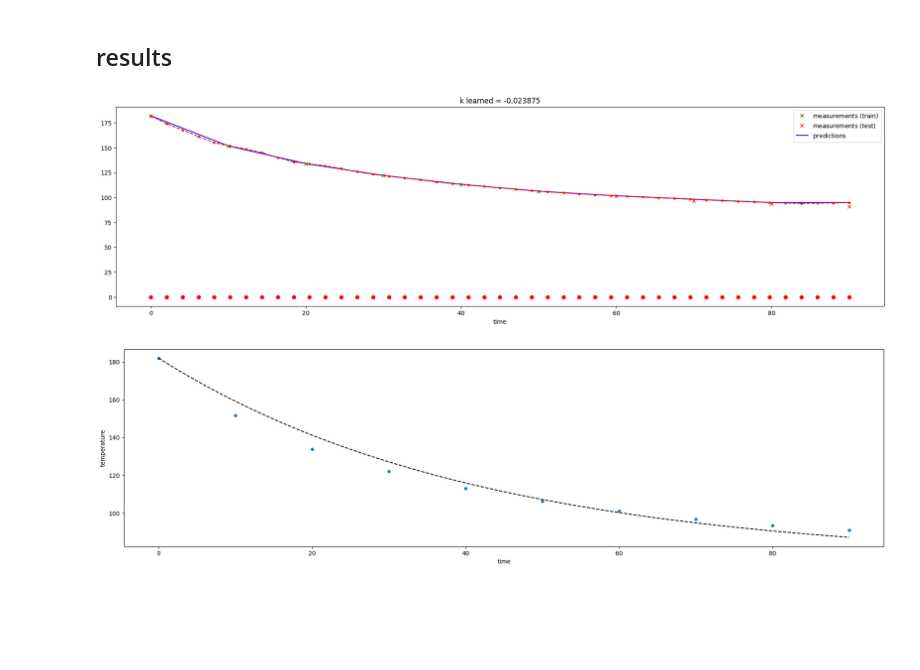
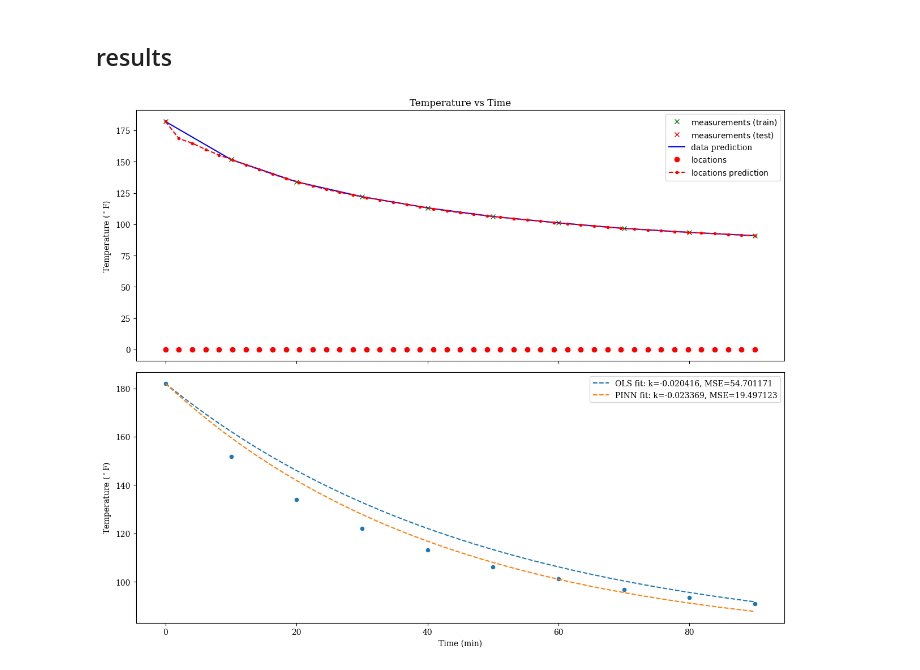
Before and after one commit to thiagodsd/ppgcc-deep-learning-pinn, a Jupyter notebook: notebooks/nlc_with_param_learning.ipynb, the cells around one changed output. Saved outputs shown, nothing was run; the diff lists cells and outputs as text; code cells hidden in the pictures; blank space fills up the shorter version.

```diff
--- a/notebooks/nlc_with_param_learning.ipynb
+++ b/notebooks/nlc_with_param_learning.ipynb
@@ -181,7 +181,7 @@ hparam_dict = {
     'learning_rate': 1e-3,
     'n_layers': 4,
     'n_neurons': 32,
-    'num_epochs': 25000,
+    'num_epochs': 50000,
  }
 
 learning_rate = hparam_dict["learning_rate"]
@@ -195,7 +195,7 @@ _S = torch.tensor(S, dtype=torch.float, requires_grad=False).to(device)
 _k = torch.tensor(1.0, dtype=torch.float, requires_grad=True, device=device)
 _T0 = torch.tensor(X["temperature"][0], dtype=torch.float, requires_grad=False).to(device)
 
-model = MultiLayerPerceptronRegressor(architecture, nn.LeakyReLU)
+model = MultiLayerPerceptronRegressor(architecture, nn.ELU)
 model.to(device)
 optimizer = optim.Adam([
     {"params": model.parameters()},
@@ -205,7 +205,7 @@ criterion = nn.MSELoss()
 
 print(model)
 
-plot_loss_train = dict(epoch=[], dataloss=[], physicsloss=[])
+plot_loss_train = dict(epoch=[], dataloss=[], physicsloss=[], k=[])
 
 for epoch in tqdm.tqdm(range(hparam_dict["num_epochs"])):
     optimizer.zero_grad()
@@ -241,19 +241,7 @@ for epoch in tqdm.tqdm(range(hparam_dict["num_epochs"])):
         plot_loss_train["epoch"].append(epoch+1)
         plot_loss_train["dataloss"].append(data_loss.item())
         plot_loss_train["physicsloss"].append(physics_loss.item())
-
-fig, (ax1) = plt.subplots(ncols=1, nrows=1, figsize=(23, 6))
-
-pd.DataFrame(plot_loss_train).plot(x="epoch", y="dataloss", figsize=(23, 6), ax=ax1)
-pd.DataFrame(plot_loss_train).plot(x="epoch", y="physicsloss", figsize=(23, 6), ax=ax1)
-ax1.set_xlabel(r"$\mathrm{Epoch}$")
-ax1.set_ylabel(r"$\mathrm{Loss}$")
-ax1.set_title(r"$\mathrm{Training}$ $\mathrm{Loss}$")
-
-ax1.set_yscale('log')
-
-pd.DataFrame(x_train.cpu().numpy(), columns=["time"]).to_parquet(f"{folder_path}/x_train.parquet")
-pd.DataFrame(y_train.cpu().numpy(), columns=["temperature"]).to_parquet(f"{folder_path}/y_train.parquet")
+        plot_loss_train["k"].append(_k.item())
 # %% [output]
 MultiLayerPerceptronRegressor(
   (architecture): Sequential(
@@ -297,12 +312,12 @@ torch.save(model.state_dict(), f"{folder_path}/pinn_weights.pth")
 # %% [markdown]
 ## results
 # %%
+fig, ((ax1, ax2)) = plt.subplots(ncols=1, nrows=2, figsize=(2*golden_ratio*10, 10), sharex=True)
+
 model.eval()
 
 with torch.no_grad():
     X["y_hat"] = model(torch.tensor(X["time"].values).float().unsqueeze(1).to(device)).cpu().detach().numpy()
-
-fig, (ax1) = plt.subplots(ncols=1, nrows=1, figsize=(23, 6))
 
 X.query(f"time <= {train_test_threshold}").plot(
     x="time",
@@ -315,49 +330,66 @@ X.query(f"time <= {train_test_threshold}").plot(
 X.query(f"time > {train_test_threshold}").plot(
     x="time",
     y="temperature",
     ax=ax1,
     marker="x", c="r", linestyle="none",
     label=r"$\text{measurements (test)}$"
 )
 
 X.plot(
     x="time",
     y="y_hat",
     ax=ax1,
     c="b", linestyle="-",
-    label=r"$\text{predictions}$"
+    label=r"data prediction"
 )
 
 ax1.plot(
     _locations.cpu().detach().numpy().reshape(-1, 1),
     model(_locations).cpu().detach().numpy().reshape(-1)*0,
     c="r", linestyle="none", marker="o",
     label=r"$\text{locations}$"
 )
 
 ax1.plot(
     _locations.cpu().detach().numpy().reshape(-1, 1),
     model(_locations).cpu().detach().numpy().reshape(-1),
     c="r", linestyle="--", marker=".",
     label=r"$\text{locations prediction}$"
 )
 
-plt.title(f"k learned = {_k.item():.6f}") ;
+# ax1.set_xlabel("Time (min)")
+ax1.set_ylabel("Temperature ($^\circ$F)")
+ax1.set_title("Temperature vs Time")
+ax1.legend()
+
+
+X.plot.scatter(x='time', y='temperature', ax=ax2)
+t = np.linspace(0, 90, 1000)
+
+T = (X['temperature'][0] - S) * np.exp(k * t) + S
+_mse = mean_squared_error(X['temperature'], (X['temperature'][0] - S) * np.exp(k * X['time']) + S)
+ax2.plot(
+    t,
+    T,
+    linestyle="--",
+    label=f"OLS fit: k={k:.6f}, MSE={_mse:.6f}",
+)
+
+_mse = mean_squared_error(X['temperature'], (X['temperature'][0] - S) * np.exp(_k.item() * X['time']) + S)
+T = (X['temperature'][0] - S) * np.exp(_k.item() * t) + S
+ax2.plot(
+    t,
+    T,
+    linestyle="--",
+    label=f"PINN fit: k={_k.item():.6f}, MSE={_mse:.6f}",
+)
+
+ax2.set_xlabel("Time (min)")
+ax2.set_ylabel("Temperature ($^\circ$F)")
+ax2.legend()
+
+plt.tight_layout()
+
+plt.savefig(f"{folder_path}/temperature_vs_time_with_prediction.png", dpi=300)
 # %% [output]
-[figure, old version]
+[figure, new version]
-# %%
-fig, (ax1) = plt.subplots(ncols=1, nrows=1, figsize=(23, 6))
-
-X.plot.scatter(x='time', y='temperature', ax=ax1)
-
-t = np.linspace(0, 90, 1000)
-T = (X['temperature'][0] - S) * np.exp(_k.item() * t) + S
-
-ax1.plot(
-    t,
-    T,
-    c="k", linestyle="--",
-    label="Theoretical model"
-) ;
-# %% [output]
-[figure, removed]
```
Also changed, not shown: parts of 26 cells of this notebook, 4 other files.
